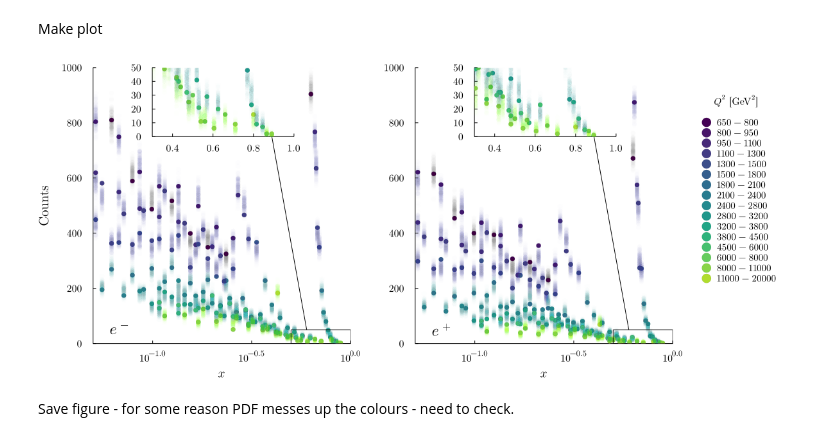
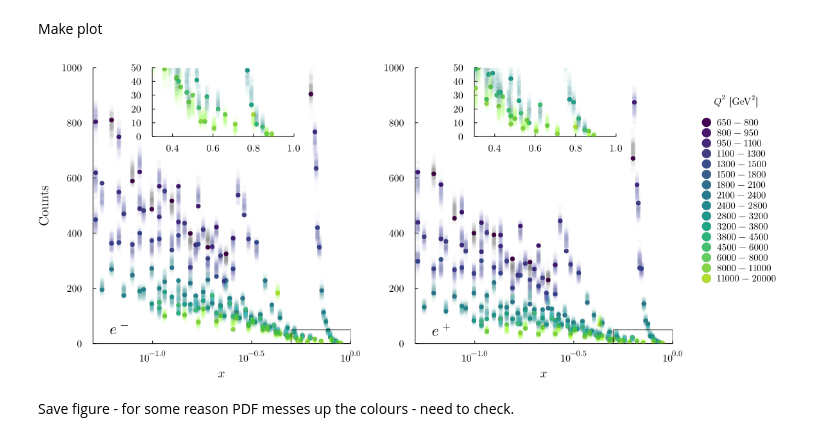
Before and after one commit to mppmu/high-x-parton-pdf-inference, a Jupyter notebook: plots_for_paper.ipynb, the cells around one changed output. Saved outputs shown, nothing was run; the diff lists cells and outputs as text; code cells hidden in the pictures.

```diff
--- a/plots_for_paper.ipynb
+++ b/plots_for_paper.ipynb
@@ -171,15 +174,6 @@ for i in 1:n_q2_bins
     label = @sprintf "  \$%g - %g\$" q2_edges_unique[i][1] q2_edges_unique[i][2]
 
     # Main plots and inset plots
-    #scatter!(x_values[i], counts_em_qsel[i], label="", color=cmap[i],
-    #    markerstrokewidth=2.5, markersize=8, m=:hline, subplot=1)
-    #scatter!(x_values[i], counts_ep_qsel[i], label="", color=cmap[i],
-    #    markerstrokewidth=2.5, markersize=8, m=:hline, subplot=2)
-    #scatter!(x_values[i], counts_em_qsel[i], label="", color=cmap[i],
-    #    markerstrokewidth=2.5, markersize=8, m=:hline, subplot=4)
-    #scatter!(x_values[i], counts_ep_qsel[i], label="", color=cmap[i],
-    #    markerstrokewidth=2.5, markersize=8, m=:hline, subplot=5)
-
     scatter!(x_values[i], counts_em_qsel[i], label="", color=cmap[i],
         markerstrokewidth=0, subplot=1)
     scatter!(x_values[i], counts_ep_qsel[i], label="", color=cmap[i],
@@ -214,36 +208,34 @@ for s in eachindex(sub_samples)
             alpha=0.01, label="", subplot=2)
         scatter!(x_values[i], counts_em_s[i], color=cmap[i], markerstrokewidth=0,
             alpha=0.01, label="", subplot=4)
         scatter!(x_values[i], counts_ep_s[i], color=cmap[i], markerstrokewidth=0,
             alpha=0.01, label="", subplot=5)
 
     end
 
 end
 
 # Draw box around zoomed region and connecting line
 for sp in [1, 2]
     plot!([0.5, 0.5], [0, 50], color="black", linewidth=1, linestyle=:solid,
         subplot=sp)
     plot!([1.0, 1.0], [0, 50], color="black", linewidth=1, linestyle=:solid,
         subplot=sp)
     plot!([0.5, 1.0], [50, 50], color="black", linewidth=1, linestyle=:solid,
         subplot=sp)
     plot!([0.5, 1.0], [0, 0], color="black", linewidth=1, linestyle=:solid,
         subplot=sp)
-    plot!([0.6, 0.4], [50, 750], color="black", linewidth=1, linestyle=:solid,
-        subplot=sp)
 end
 
 plot!(legend=:left, foreground_color_legend=nothing, framestyle=:none,
     subplot=3, xlim=(1,2), ylim=(0, 1000), legendfontsize=10, thickness_scaling=1,
     left_margin=-10Plots.mm)
 annotate!(1.4, 880, text("\$Q^2\$ [GeV\$^2\$]", 10, font_family), subplot=3)
 annotate!(0.07, 50, text("\$e^-\$", 16, font_family), subplot=1)
 p = annotate!(0.07, 50, text("\$e^+\$", 16, font_family), subplot=2)
 p
 # %% [output]
-[figure, old version]
+[figure, new version]
 # %% [markdown]
 Save figure - for some reason PDF messes up the colours - need to check.
 # %%
```
Also changed, not shown: parts of 1 cell of this notebook, 2 other files.
